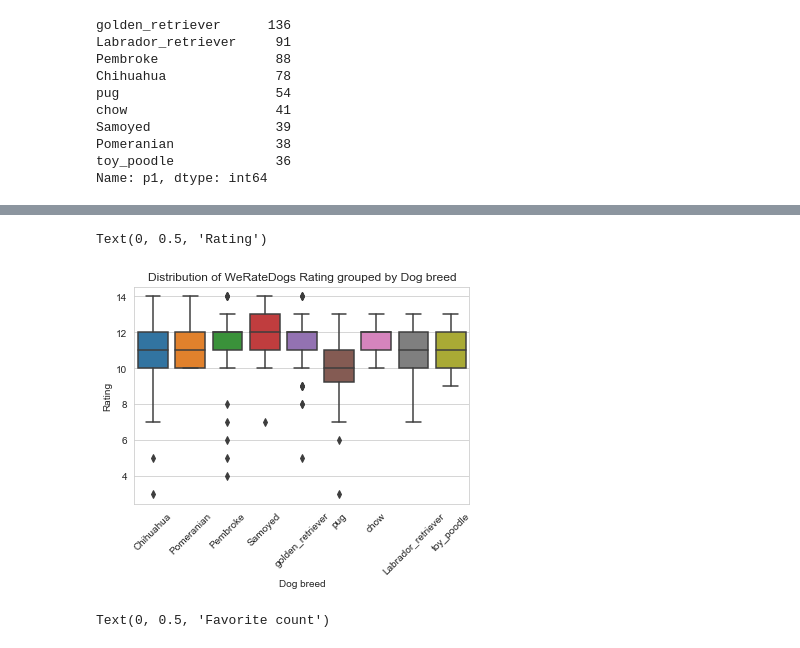
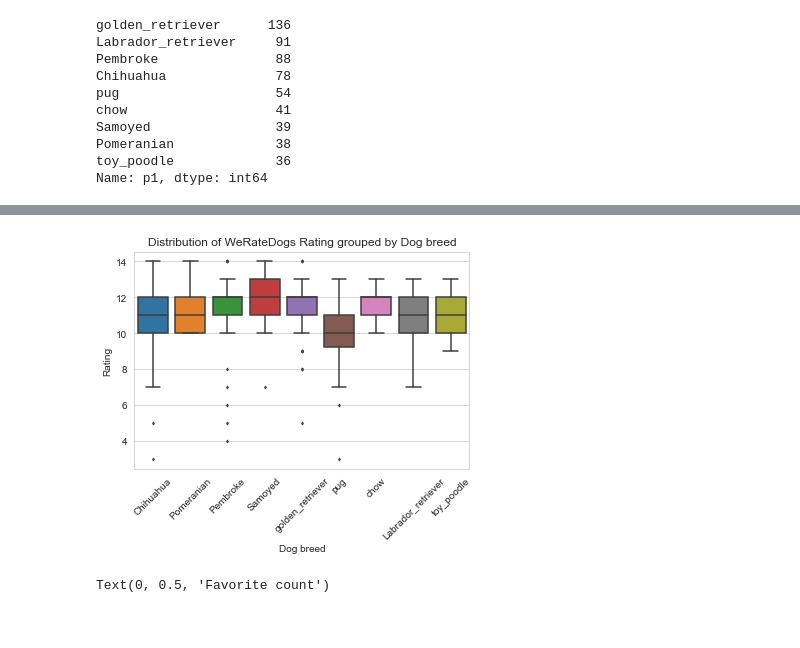
Before and after one commit to mstachl/WeRateDogs-Analysis, a Jupyter notebook: wrangle_act.ipynb, the cells around one changed output, grey strips where cells are left out. Cells and saved outputs as stored; diff of their text form; code cells hidden in the pictures.

```diff
--- a/wrangle_act.ipynb
+++ b/wrangle_act.ipynb
@@ -893,11 +895,11 @@ tweets_analysis_popular_breeds[['p1','rating_numerator','retweet_count','favorit
 # %%
-sns.boxplot(data=tweets_analysis_popular_breeds, x="p1", y="rating_numerator").set_title("Distribution of WeRateDogs Rating grouped by Dog breed")
+sns.boxplot(data=tweets_analysis_popular_breeds, x="p1", y="rating_numerator", flierprops = dict(markerfacecolor = '0.50', markersize = 2)).set_title("Distribution of WeRateDogs Rating grouped by Dog breed")
 plt.xticks(rotation=45)
 plt.xlabel("Dog breed")
 plt.ylabel("Rating")
+plt.savefig("Rating-by-breed.jpg")
 # %% [output]
-Text(0, 0.5, 'Rating')
-[figure, old version]
+[figure, new version]
 # %%
 sns.boxplot(data=tweets_analysis_popular_breeds, x="p1", y="favorite_count").set_title("Distribution of likes grouped by Dog breed")
 plt.xticks(rotation=45)
```
Also changed, not shown: parts of 6 cells of this notebook, 6 other files.
